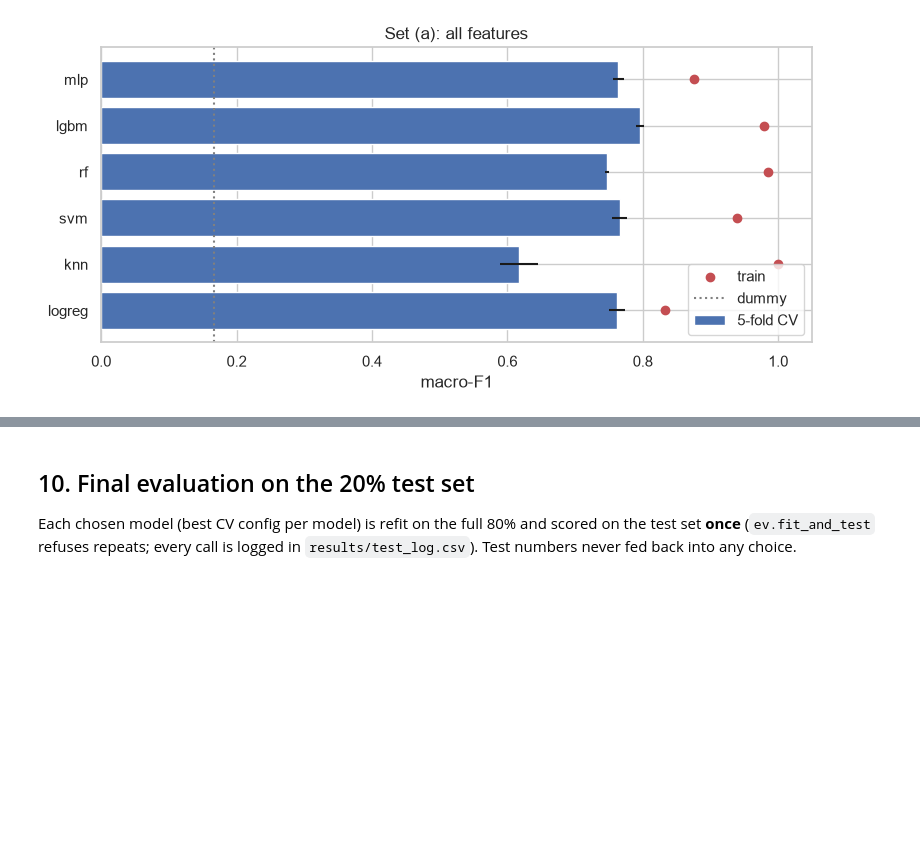
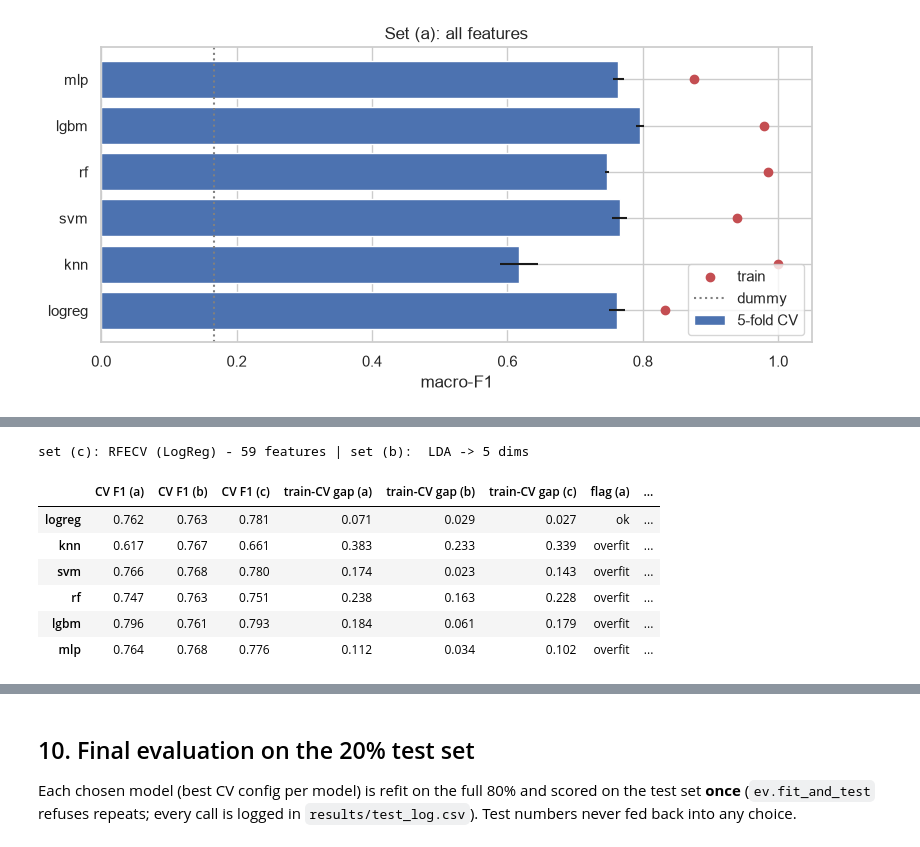
Before and after one commit to youssef-elmegharbel/EGC-Classification-CINC2020, a Jupyter notebook: notebooks/M1_data_eda_models.ipynb, the cells around one changed output, grey strips where cells are left out. Drawn from its saved outputs; the diff is of its cells as text; code cells hidden in the pictures; blank space fills up the shorter version.

```diff
--- a/notebooks/M1_data_eda_models.ipynb
+++ b/notebooks/M1_data_eda_models.ipynb
@@ -287,0 +280,23 @@ set (b) input: pending from M2 (sklearn transformer step)
+# %%
+names = ["logreg", "knn", "svm", "rf", "lgbm", "mlp"]
+best_set = {fs: md_.best_per_model(fs).assign(model=lambda d: d.model.astype(str)).set_index("model") for fs in "abc"}
+sel = json.loads((DATA_DIR / "selected_features.json").read_text())
+print("set (c):", sel["label"], "-", len(sel["features"]), "features |", "set (b): ", json.loads((MODELS_DIR / "m2" / "best_reducer.json").read_text())["best"]["method"], "-> 5 dims")
+tr = pd.read_csv(MODELS_DIR / "test_results.csv").set_index("name")
+cmp_bc = pd.DataFrame({
+    **{f"CV F1 ({fs})": [best_set[fs].loc[m, "f1_macro_val_mean"] for m in names] for fs in "abc"},
+    **{f"train-CV gap ({fs})": [best_set[fs].loc[m, "gap_f1_macro"] for m in names] for fs in "abc"},
+    **{f"flag ({fs})": [best_set[fs].loc[m, "flag"] for m in names] for fs in "abc"},
+    **{f"TEST F1 ({fs})": [tr.loc[f"{m}|{fs}", "f1_macro"] for m in names] for fs in "abc"},
+}, index=names).round(3)
+cmp_bc.to_csv(MODELS_DIR / "table_cv_test_sets_abc.csv")
+cmp_bc
+# %% [output]
+set (c): RFECV (LogReg) - 59 features | set (b):  LDA -> 5 dims
+|  | CV F1 (a) | CV F1 (b) | CV F1 (c) | train-CV gap (a) | train-CV gap (b) | train-CV gap (c) | flag (a) | ... |
+| logreg | 0.762 | 0.763 | 0.781 | 0.071 | 0.029 | 0.027 | ok | ... |
+| knn | 0.617 | 0.767 | 0.661 | 0.383 | 0.233 | 0.339 | overfit | ... |
+| svm | 0.766 | 0.768 | 0.780 | 0.174 | 0.023 | 0.143 | overfit | ... |
+| rf | 0.747 | 0.763 | 0.751 | 0.238 | 0.163 | 0.228 | overfit | ... |
+| lgbm | 0.796 | 0.761 | 0.793 | 0.184 | 0.061 | 0.179 | overfit | ... |
+| mlp | 0.764 | 0.768 | 0.776 | 0.112 | 0.034 | 0.102 | overfit | ... |
```
Also changed, not shown: parts of 7 cells of this notebook, 4 other files.
